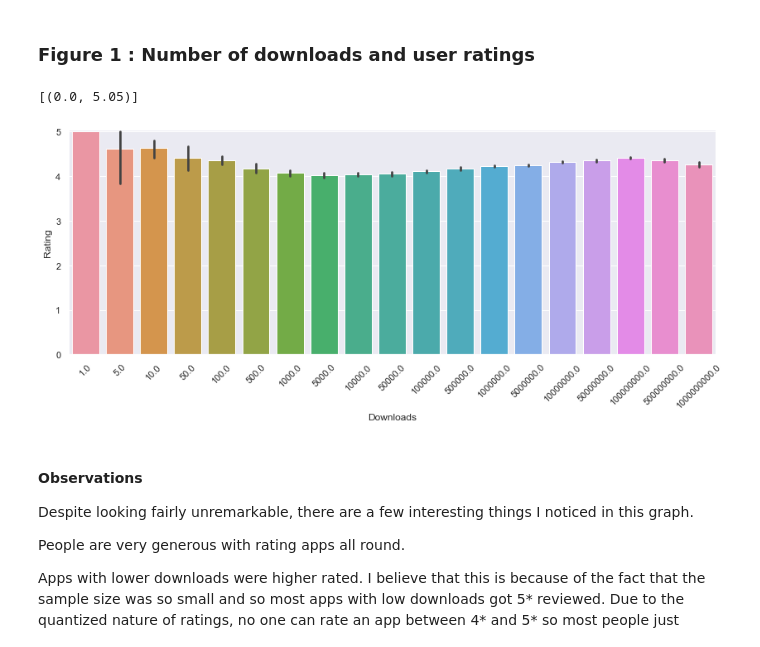
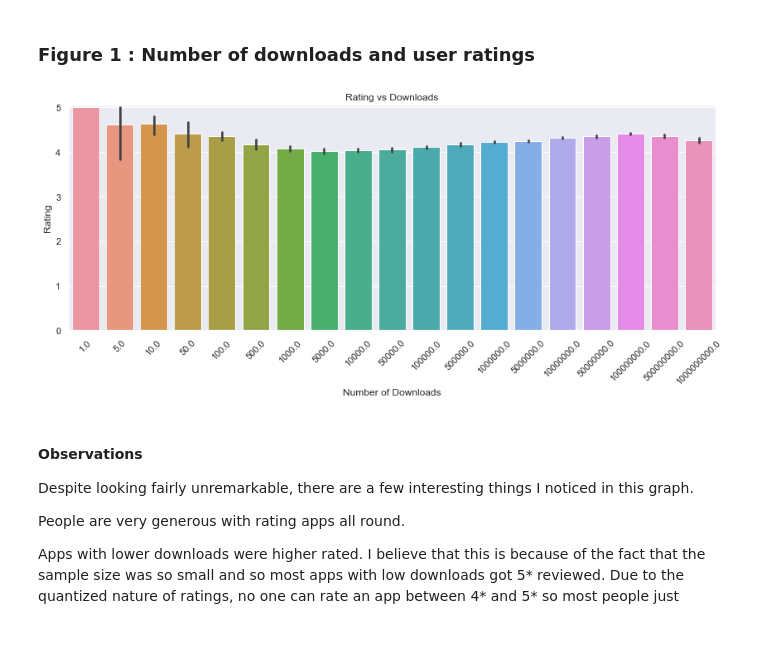
Before and after one commit to ubco-W2022T1-cosc301/project-group36, a Jupyter notebook: notebooks/analysis3.ipynb, the cells around one changed output. Cells and saved outputs as stored; diff of their text form; code cells hidden in the pictures.

```diff
--- a/notebooks/analysis3.ipynb
+++ b/notebooks/analysis3.ipynb
@@ -210,19 +210,19 @@ Now that the data has been adecuately cleaned, we may commence an indepth analys
 # %%
 import matplotlib.pyplot as plt
 import numpy as np
 sns.set(rc={"figure.figsize":(14, 5)})
 g = sns.barplot(
     x= 'Downloads',
     y= 'Rating',
-    data=df
+    data=df,
 )
+g.set(title='Rating vs Downloads',xlabel='Number of Downloads')
 sns.color_palette("hls", 8)
 plt.xticks(rotation=45)
 #g.invert_xaxis()
-g.set(ylim=(0,5.05))
+g.set(ylim=(0,5.05));
 # %% [output]
-[(0.0, 5.05)]
-[figure, old version]
+[figure, new version]
 # %% [markdown]
 #### Observations
 
```
Also changed, not shown: parts of 7 cells of this notebook.
